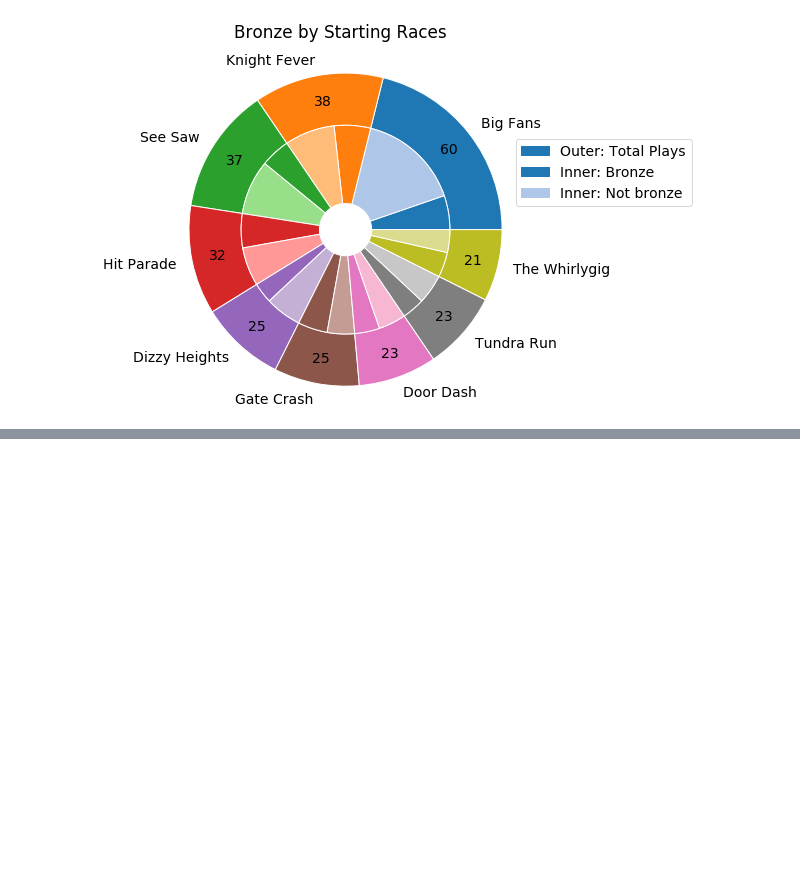
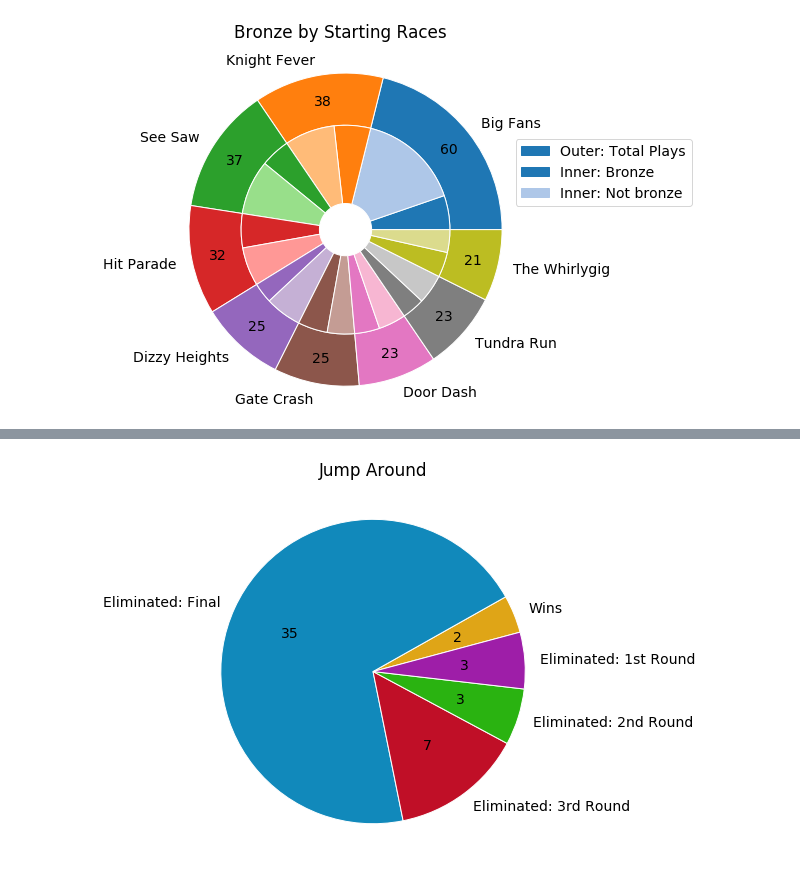
Before and after one commit to jvmohr/FallGuysCharts, a Jupyter notebook: Fall Guys Data Exploration.ipynb, the cells around one changed output, grey strips where cells are left out. Cells and saved outputs as stored; diff of their text form; code cells hidden in the pictures; blank space fills up the shorter version.

Commit message:
added several fcns and data for Thin Ice trials

```diff
--- a/Fall Guys Data Exploration.ipynb
+++ b/Fall Guys Data Exploration.ipynb
@@ -262,0 +284,7 @@ fgv.startingRacesPie(rounds_df, inner='bronze', title='Bronze by Starting Races'
+# %%
+# Get a pie chart for success in playlists that are of the 'same' final
+special_shows = ['event_only_floor_fall', 'event_only_jump_club', 'event_only_thin_ice']
+
+fgv.specialShowsPie(special_shows[1], shows_df)
+# %% [output]
+[figure, added]
```
Also changed, not shown: parts of 16 cells of this notebook, 5 other files.
